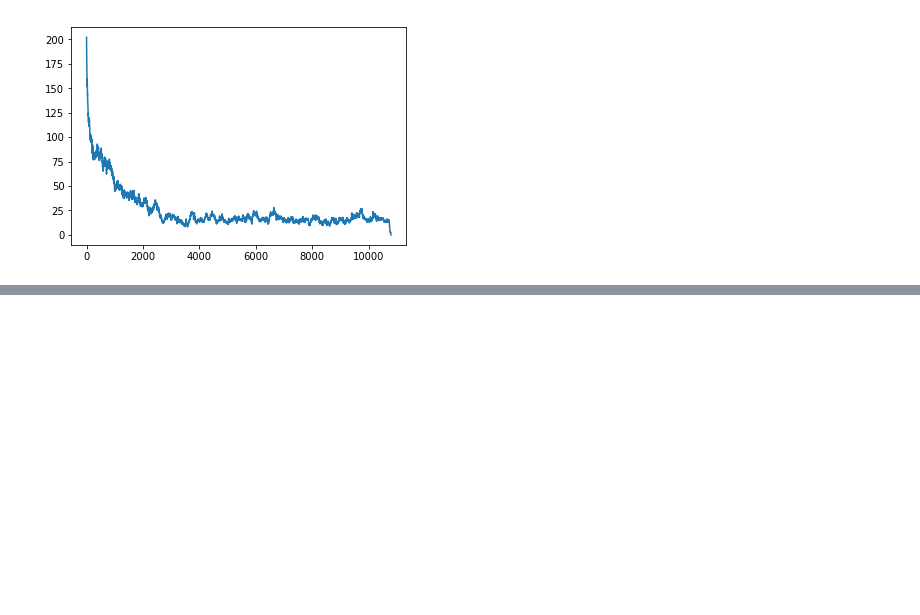
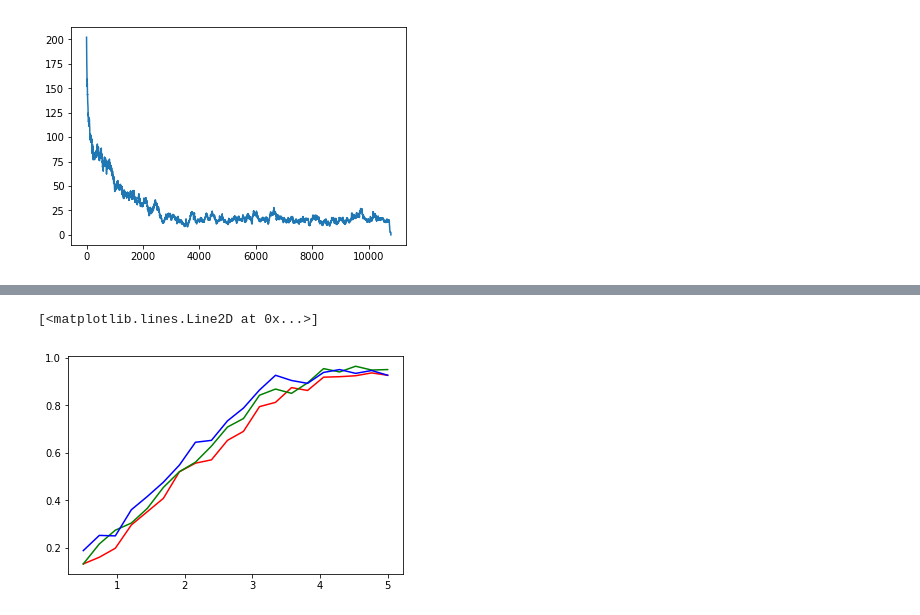
Before and after one commit to Nacho114/ergoticPain, a Jupyter notebook: markov_chain_fastest.ipynb, the cells around one changed output, grey strips where cells are left out. Drawn from its saved outputs; the diff is of its cells as text; code cells hidden in the pictures; blank space fills up the shorter version.

```diff
--- a/markov_chain_fastest.ipynb
+++ b/markov_chain_fastest.ipynb
@@ -587,0 +622,23 @@ plt.plot(alpha_list, part2_2);
+# %%
+################
+
+# Tests for part 1 and part 2
+
+# alpha and beta in [0.5, 5], for 'interesting' results as per paper.
+N = 20
+
+pace = 1.002
+step = 0.1
+is_pace = True
+alpha_list = np.linspace(0.5,5,20)
+nb_runs = 50
+T = 200
+beta_init = 0.3
+a_part2_1, a_part2_2 = metropolis_mult4(nb_runs, N, alpha_list, beta_init, pace, step, is_pace, T)
+beta_init = 0.35
+b_part2_1, b_part2_2 = metropolis_mult4(nb_runs, N, alpha_list, beta_init, pace, step, is_pace, T)
+beta_init = 0.4
+c_part2_1, c_part2_2 = metropolis_mult4(nb_runs, N, alpha_list, beta_init, pace, step, is_pace, T)
+# %% [output]
+[<matplotlib.lines.Line2D at 0x...>]
+[figure, added]
```
Also changed, not shown: parts of 20 cells of this notebook.
